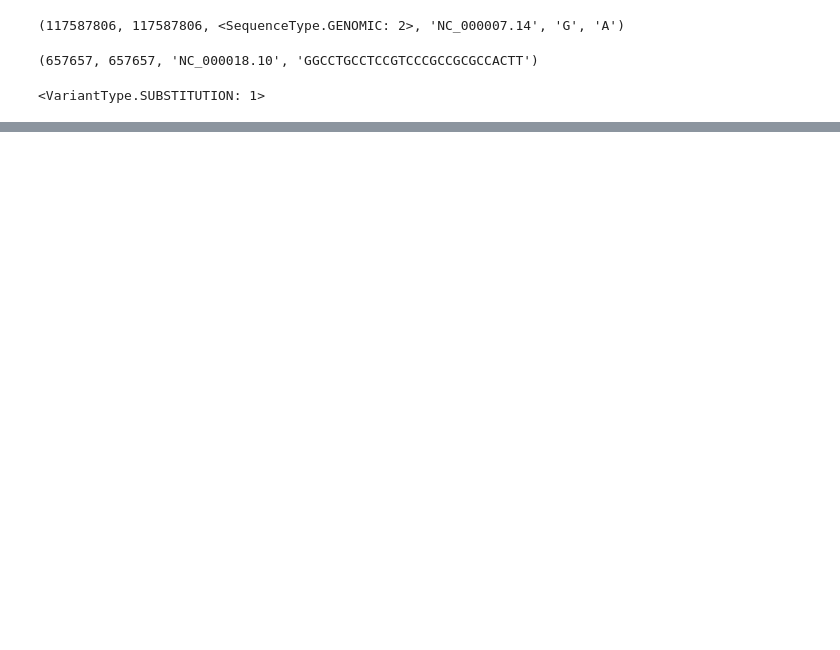
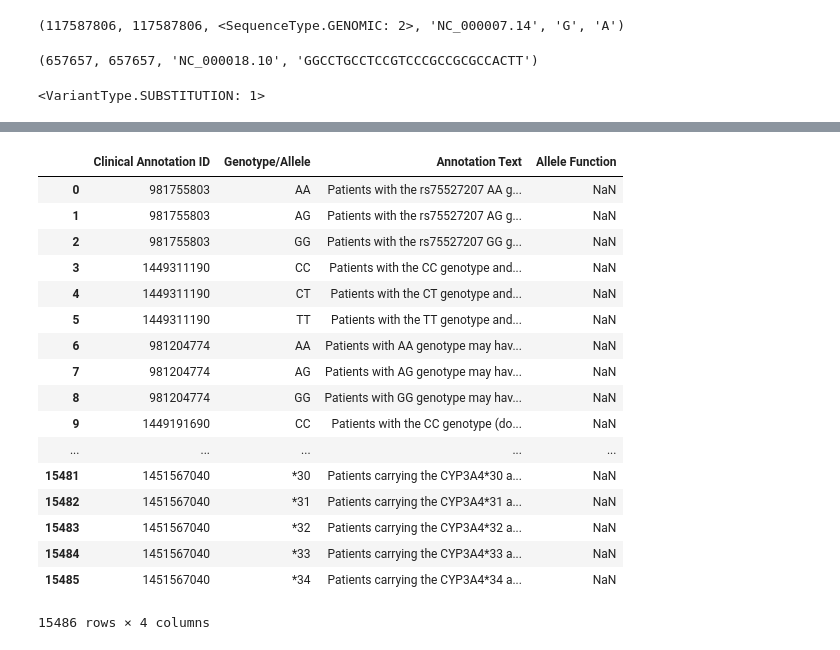
Before and after one commit to apriltuesday/eva-opentargets, a Jupyter notebook: data-exploration/drug-response/pharmgkb-coordinates.ipynb, the cells around one changed output, grey strips where cells are left out. Cells and saved outputs as stored; diff of their text form; code cells hidden in the pictures; blank space fills up the shorter version.

```diff
--- a/data-exploration/drug-response/pharmgkb-coordinates.ipynb
+++ b/data-exploration/drug-response/pharmgkb-coordinates.ipynb
@@ -231,0 +357,21 @@ h2.variant_type
+# %%
+clinical_ann_alleles
+# %% [output]
+|  | Clinical Annotation ID | Genotype/Allele | Annotation Text | Allele Function |
+| 0 | 981755803 | AA | Patients with the rs75527207 AA g... | NaN |
+| 1 | 981755803 | AG | Patients with the rs75527207 AG g... | NaN |
+| 2 | 981755803 | GG | Patients with the rs75527207 GG g... | NaN |
+| 3 | 1449311190 | CC | Patients with the CC genotype and... | NaN |
+| 4 | 1449311190 | CT | Patients with the CT genotype and... | NaN |
+| 5 | 1449311190 | TT | Patients with the TT genotype and... | NaN |
+| 6 | 981204774 | AA | Patients with AA genotype may hav... | NaN |
+| 7 | 981204774 | AG | Patients with AG genotype may hav... | NaN |
+| 8 | 981204774 | GG | Patients with GG genotype may hav... | NaN |
+| 9 | 1449191690 | CC | Patients with the CC genotype (do... | NaN |
+| ... | ... | ... | ... | ... |
+| 15481 | 1451567040 | *30 | Patients carrying the CYP3A4*30 a... | NaN |
+| 15482 | 1451567040 | *31 | Patients carrying the CYP3A4*31 a... | NaN |
+| 15483 | 1451567040 | *32 | Patients carrying the CYP3A4*32 a... | NaN |
+| 15484 | 1451567040 | *33 | Patients carrying the CYP3A4*33 a... | NaN |
+| 15485 | 1451567040 | *34 | Patients carrying the CYP3A4*34 a... | NaN |
+15486 rows × 4 columns
```
Also changed, not shown: parts of 25 cells of this notebook.
